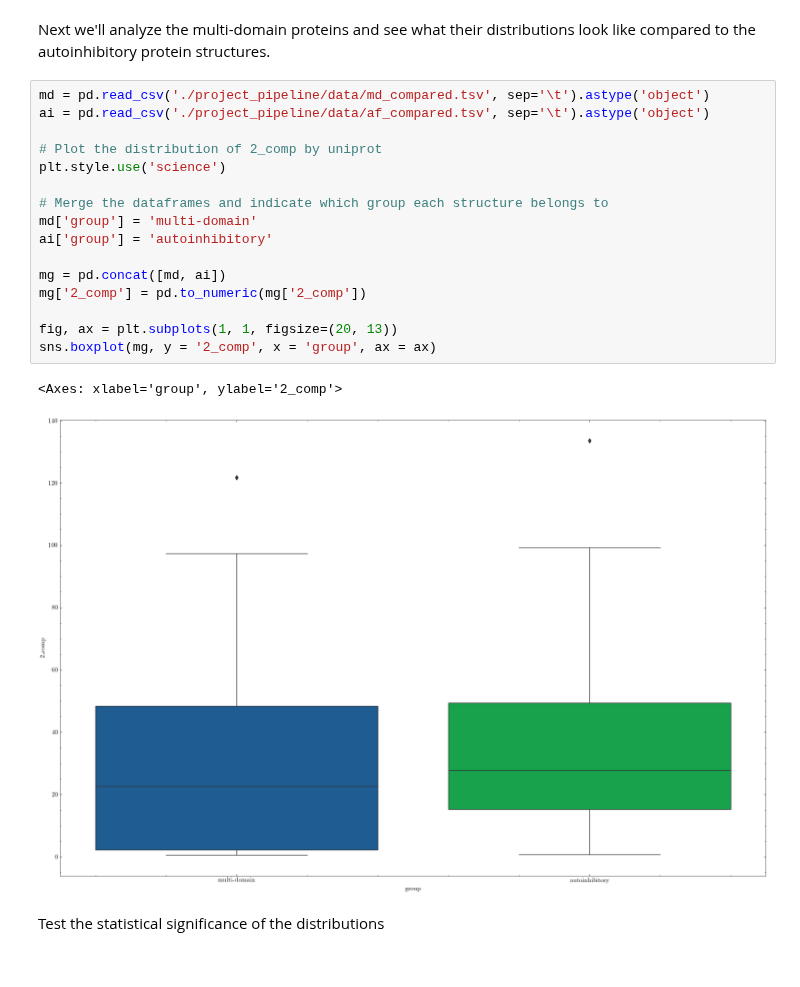
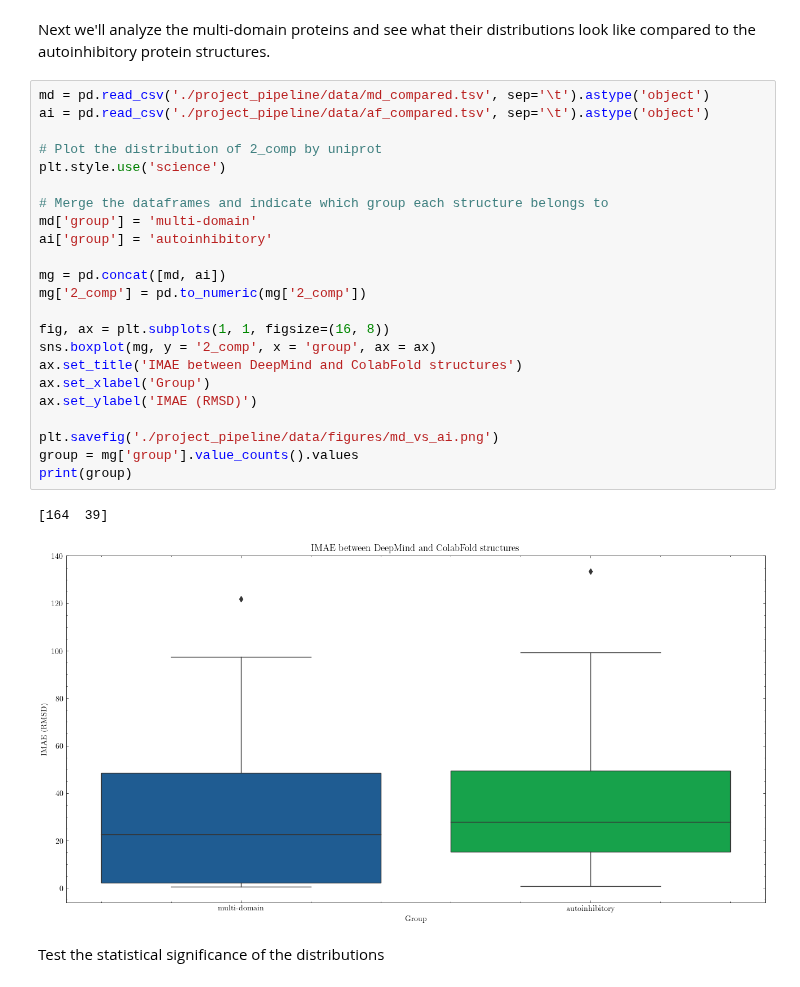
Before and after one commit to jpigles/alphafold-rmsd, a Jupyter notebook: af_compared.ipynb, the cells around one changed output. Drawn from its saved outputs; the diff is of its cells as text.

```diff
--- a/af_compared.ipynb
+++ b/af_compared.ipynb
@@ -131,22 +131,29 @@ Next we'll analyze the multi-domain proteins and see what their distributions lo
 # %%
 md = pd.read_csv('./project_pipeline/data/md_compared.tsv', sep='\t').astype('object')
 ai = pd.read_csv('./project_pipeline/data/af_compared.tsv', sep='\t').astype('object')
 
 # Plot the distribution of 2_comp by uniprot
 plt.style.use('science')
 
 # Merge the dataframes and indicate which group each structure belongs to
 md['group'] = 'multi-domain'
 ai['group'] = 'autoinhibitory'
 
 mg = pd.concat([md, ai])
 mg['2_comp'] = pd.to_numeric(mg['2_comp'])
 
-fig, ax = plt.subplots(1, 1, figsize=(20, 13))
+fig, ax = plt.subplots(1, 1, figsize=(16, 8))
 sns.boxplot(mg, y = '2_comp', x = 'group', ax = ax)
+ax.set_title('IMAE between DeepMind and ColabFold structures')
+ax.set_xlabel('Group')
+ax.set_ylabel('IMAE (RMSD)')
+
+plt.savefig('./project_pipeline/data/figures/md_vs_ai.png')
+group = mg['group'].value_counts().values
+print(group)
 # %% [output]
-<Axes: xlabel='group', ylabel='2_comp'>
+[164  39]
-[figure, old version]
+[figure, new version]
 # %% [markdown]
 Test the statistical significance of the distributions
 # %%
```
Also changed, not shown: 14 other files.
